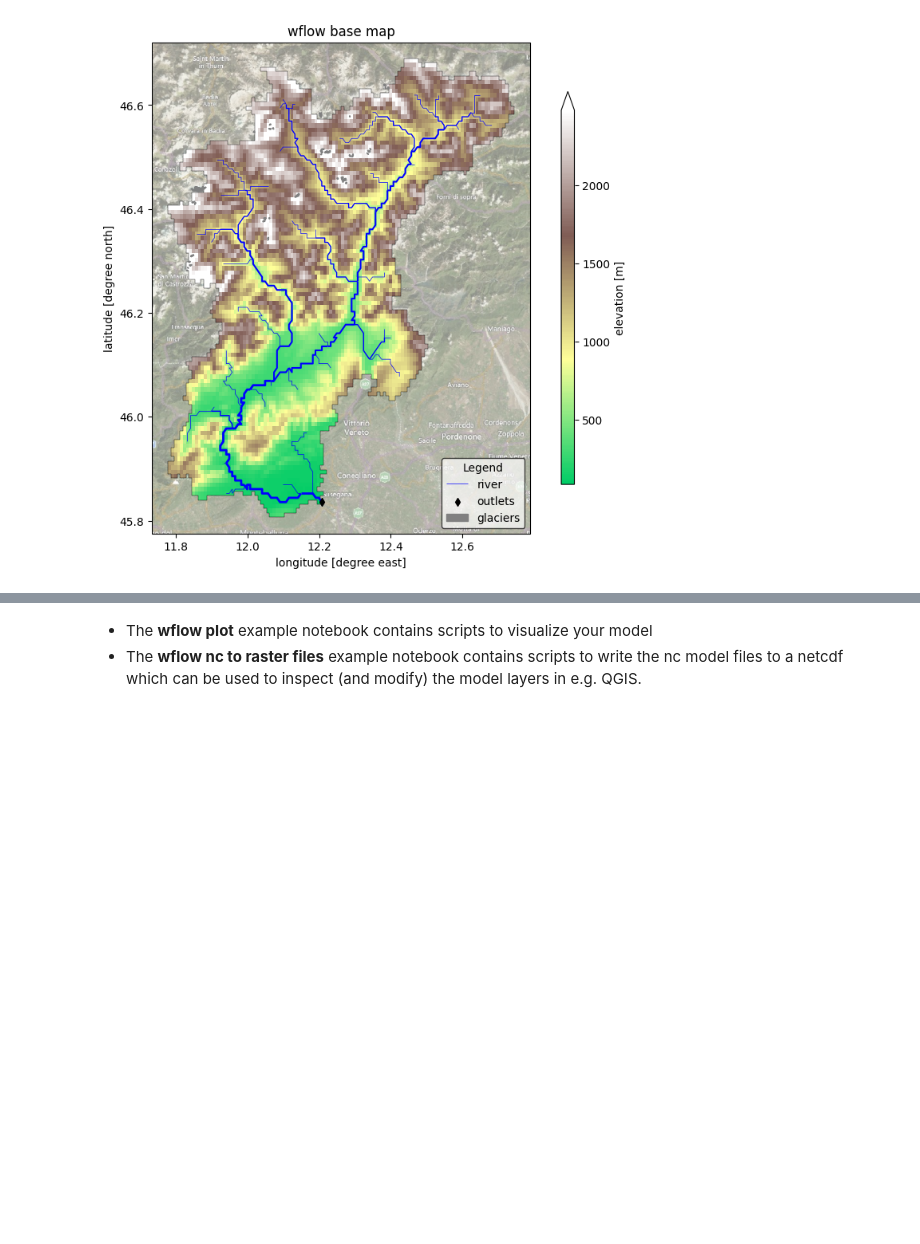
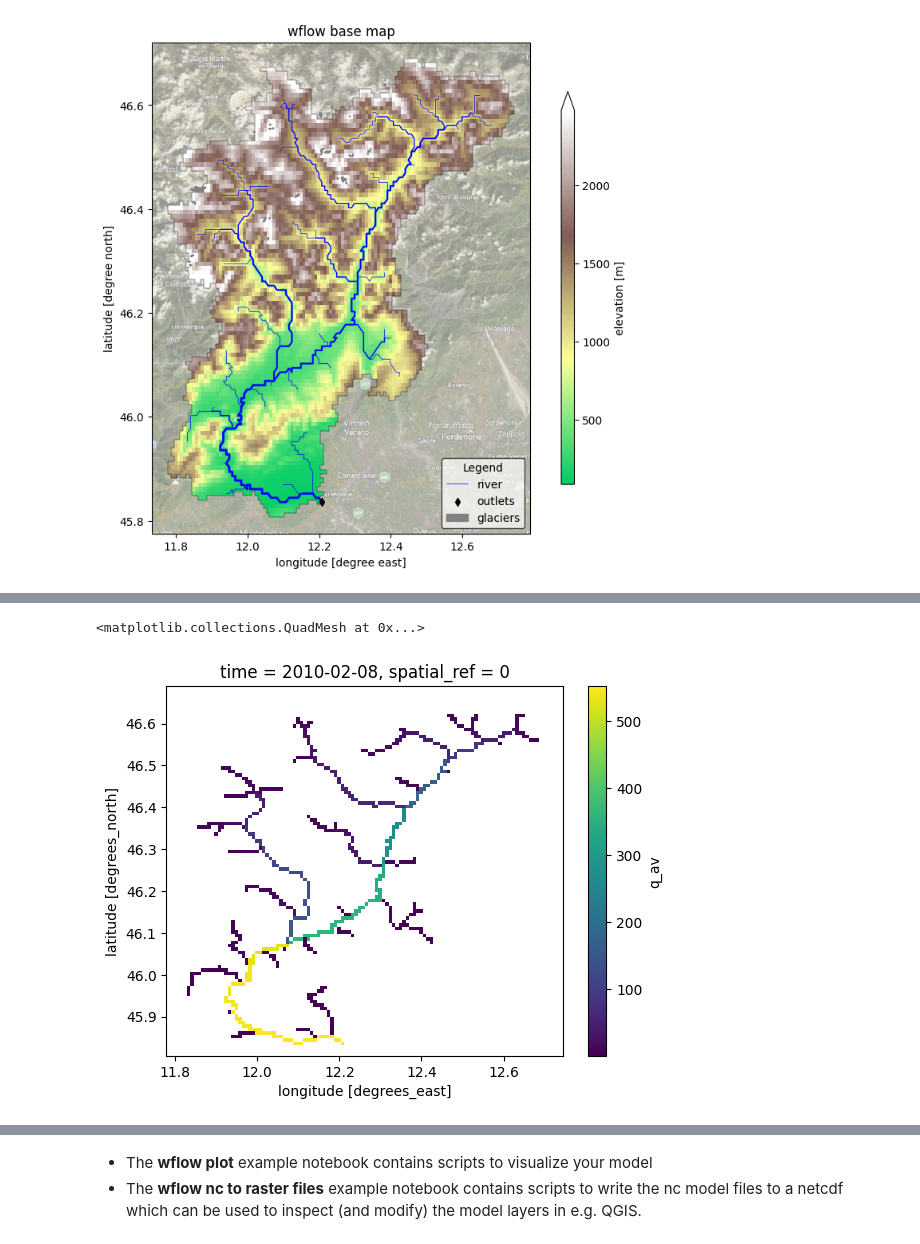
Before and after one commit to HKV-products-services/Capacity-Building-ICPAC-for-climate-services, a Jupyter notebook: 2_IBF_Flood_Damage/1_First_hydrological_model.ipynb, the cells around one changed output, grey strips where cells are left out. Saved outputs shown, nothing was run; the diff lists cells and outputs as text; code cells hidden in the pictures; blank space fills up the shorter version.

```diff
--- a/2_IBF_Flood_Damage/1_First_hydrological_model.ipynb
+++ b/2_IBF_Flood_Damage/1_First_hydrological_model.ipynb
@@ -370,0 +415,13 @@ legend = ax.legend(
+# %%
+
+
+# Dictionary listing the different wflow models and runs to compare, including plotting options
+run=  { "longname": "default",
+        "color": "blue",
+        "root": "./first_wflow_modelv2",
+        "config_fn": "wflow_sbm.toml",
+}
+# %%
+
+model = WflowSbmModel(root=run["root"], mode="r+", config_filename=run["config_fn"])
+run.update({"model": model})
@@ -370,0 +433,3 @@ legend = ax.legend(
+# %%
+model1 = run["model"]
+model1.output_grid.data
@@ -370,0 +456,5 @@ legend = ax.legend(
+# %%
+model1.output_grid.data.q_av.isel(time=5).plot()
+# %% [output]
+<matplotlib.collections.QuadMesh at 0x...>
+[figure, added]
```
Also changed, not shown: parts of 9 cells of this notebook, 4 other files.
